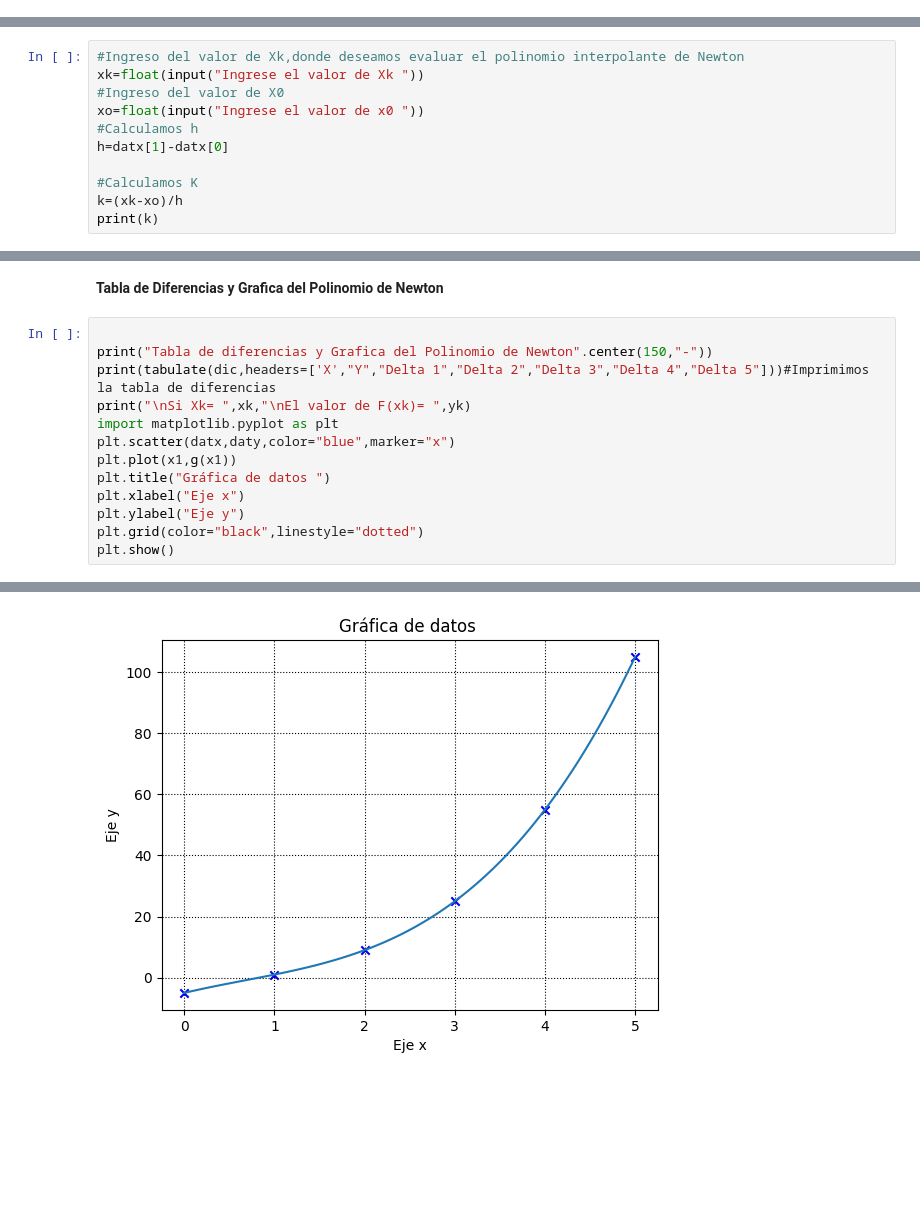
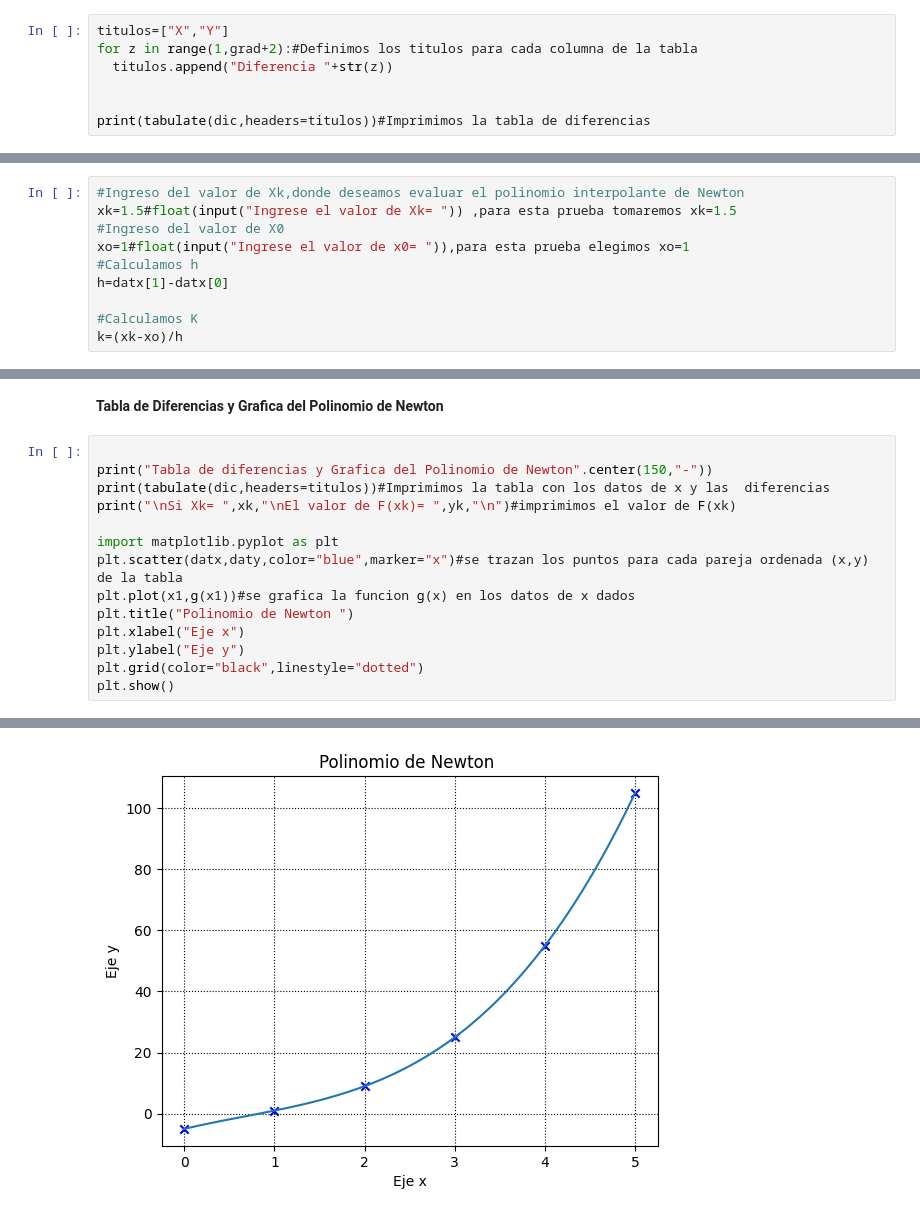
Before and after one commit to Sandoval-Martinez-Jacquelin/Metodos-1, a Jupyter notebook: Polinomio interpolante de Newton.ipynb, the cells around one changed output, grey strips where cells are left out. Saved outputs shown, nothing was run; the diff lists cells and outputs as text; blank space fills up the shorter version.

```diff
--- a/Polinomio interpolante de Newton.ipynb
+++ b/Polinomio interpolante de Newton.ipynb
@@ -77,0 +64,7 @@ print(tabulate(dic,headers=['X',"Y","Delta 1","Delta 2","Delta 3","Delta 4","Del
+# %%
+titulos=["X","Y"]
+for z in range(1,grad+2):#Definimos los titulos para cada columna de la tabla
+  titulos.append("Diferencia "+str(z))
+
+
+print(tabulate(dic,headers=titulos))#Imprimimos la tabla de diferencias
@@ -78,11 +80,10 @@ print(tabulate(dic,headers=['X',"Y","Delta 1","Delta 2","Delta 3","Delta 4","Del
 # %%
 #Ingreso del valor de Xk,donde deseamos evaluar el polinomio interpolante de Newton
-xk=float(input("Ingrese el valor de Xk "))
+xk=1.5#float(input("Ingrese el valor de Xk= ")) ,para esta prueba tomaremos xk=1.5
 #Ingreso del valor de X0
-xo=float(input("Ingrese el valor de x0 "))
+xo=1#float(input("Ingrese el valor de x0= ")),para esta prueba elegimos xo=1
 #Calculamos h
 h=datx[1]-datx[0]
 
 #Calculamos K
 k=(xk-xo)/h
-print(k)
@@ -119,12 +117,13 @@ El valor de F(xk)=  4.375
 # %%
 
 print("Tabla de diferencias y Grafica del Polinomio de Newton".center(150,"-"))
-print(tabulate(dic,headers=['X',"Y","Delta 1","Delta 2","Delta 3","Delta 4","Delta 5"]))#Imprimimos la tabla de diferencias
-print("\nSi Xk= ",xk,"\nEl valor de F(xk)= ",yk)
+print(tabulate(dic,headers=titulos))#Imprimimos la tabla con los datos de x y las  diferencias
+print("\nSi Xk= ",xk,"\nEl valor de F(xk)= ",yk,"\n")#imprimimos el valor de F(xk)
+
 import matplotlib.pyplot as plt
-plt.scatter(datx,daty,color="blue",marker="x")
-plt.plot(x1,g(x1))
-plt.title("Gráfica de datos ")
+plt.scatter(datx,daty,color="blue",marker="x")#se trazan los puntos para cada pareja ordenada (x,y) de la tabla
+plt.plot(x1,g(x1))#se grafica la funcion g(x) en los datos de x dados
+plt.title("Polinomio de Newton ")
 plt.xlabel("Eje x")
 plt.ylabel("Eje y")
 plt.grid(color="black",linestyle="dotted")
@@ -141,5 +140,5 @@ plt.show()
   5  105
 
 Si Xk=  1.5
 El valor de F(xk)=  4.375
-[figure, old version]
+[figure, new version]
```
Also changed, not shown: parts of 8 cells of this notebook.
